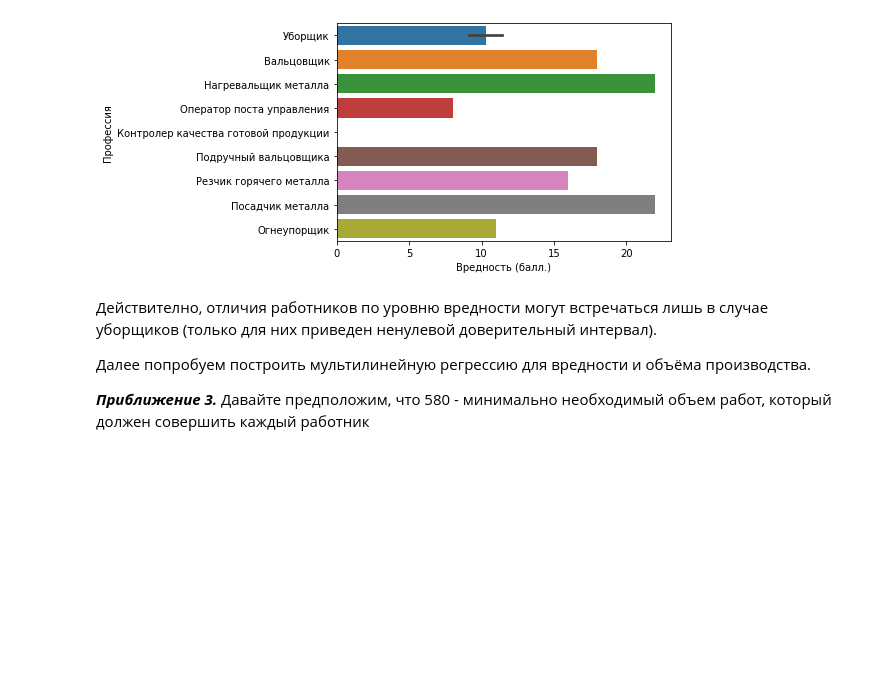
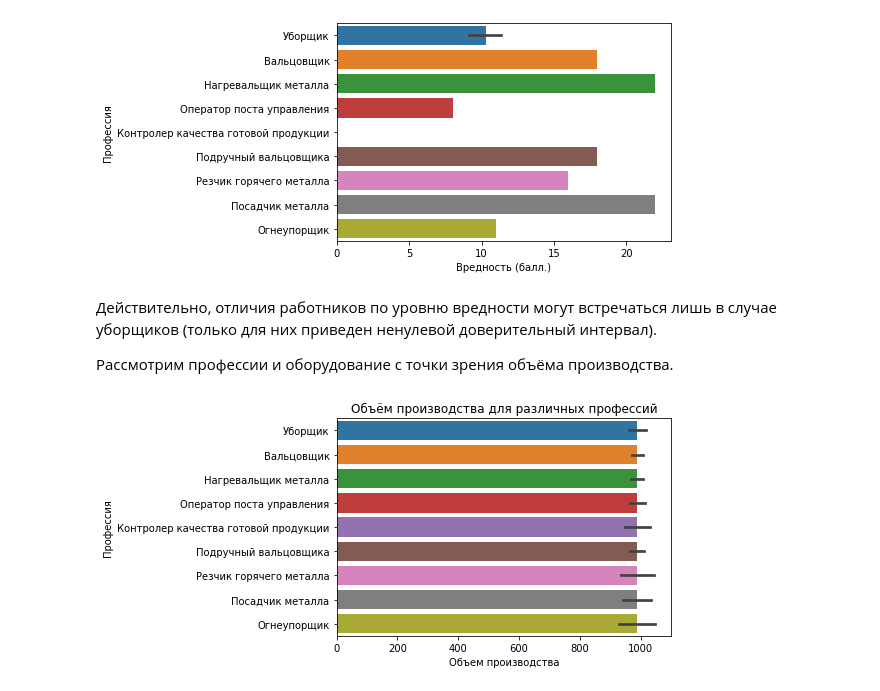
Before and after one commit to alscovidny/test_ecopsy, a Jupyter notebook: test_ecopsy.ipynb, the cells around one changed output. Drawn from its saved outputs; the diff is of its cells as text; code cells hidden in the pictures; blank space fills up the shorter version.

```diff
--- a/test_ecopsy.ipynb
+++ b/test_ecopsy.ipynb
@@ -63,8 +64,12 @@ plt.show()
 # %% [output]
 [figure]
 # %% [markdown]
-Действително, отличия работников по уровню вредности могут встречаться лишь в случае уборщиков (только для них приведен ненулевой доверительный интервал).
+Действительно, отличия работников по уровню вредности могут встречаться лишь в случае уборщиков (только для них приведен ненулевой доверительный интервал).
 
-Далее попробуем построить мультилинейную регрессию для вредности и объёма производства.
-
-***Приближение 3.*** Давайте предположим, что 580 - минимально необходимый объем работ, который должен совершить каждый работник
+Рассмотрим профессии и оборудование с точки зрения объёма производства.
+# %%
+sns.barplot(y = "Профессия", x = "Объем производства", data = main_df, estimator = np.mean)
+plt.title('Объём производства для различных профессий')
+plt.show()
+# %% [output]
+[figure, added]
```
Also changed, not shown: parts of 13 cells of this notebook, 3 other files.
